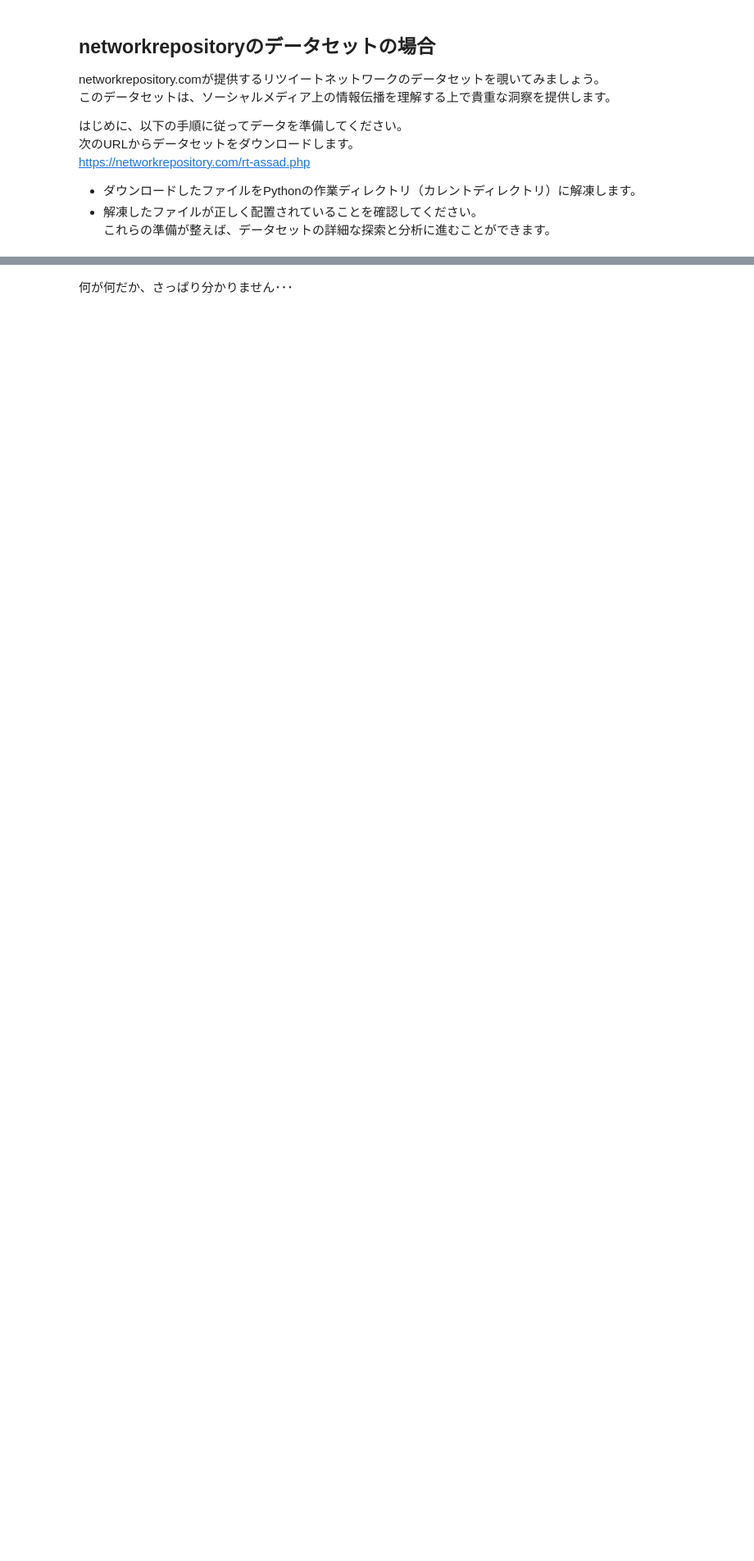
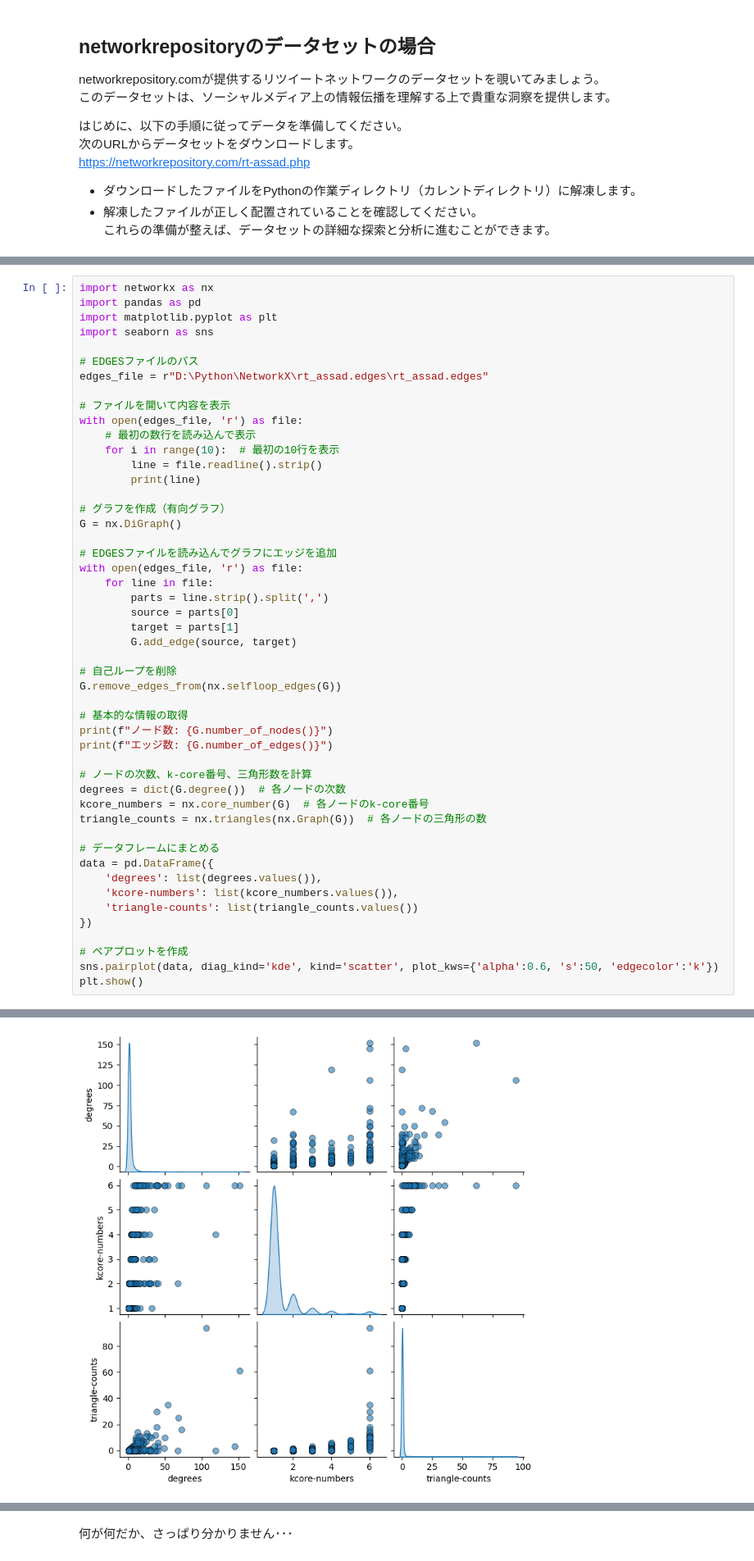
Before and after one commit to SUBARU3776/NetworkScience-Graphtheory-JP-, a Jupyter notebook: 8. ネットワークの可視化による分析.ipynb, the cells around one changed output, grey strips where cells are left out. Shown at 82% size. Drawn from its saved outputs; the diff is of its cells as text; blank space fills up the shorter version.

```diff
--- a/8. ネットワークの可視化による分析.ipynb
+++ b/8. ネットワークの可視化による分析.ipynb
@@ -121,0 +77,50 @@ print(f"エッジ数: {G.number_of_edges()}")
+# %%
+import networkx as nx
+import pandas as pd
+import matplotlib.pyplot as plt
+import seaborn as sns
+
+# EDGESファイルのパス
+edges_file = r"D:\Python\NetworkX\rt_assad.edges\rt_assad.edges"
+
+# ファイルを開いて内容を表示
+with open(edges_file, 'r') as file:
+    # 最初の数行を読み込んで表示
+    for i in range(10):  # 最初の10行を表示
+        line = file.readline().strip()
+        print(line)
+
+# グラフを作成（有向グラフ）
+G = nx.DiGraph()
+
+# EDGESファイルを読み込んでグラフにエッジを追加
+with open(edges_file, 'r') as file:
+    for line in file:
+        parts = line.strip().split(',')
+        source = parts[0]
+        target = parts[1]
+        G.add_edge(source, target)
+
+# 自己ループを削除
+G.remove_edges_from(nx.selfloop_edges(G))
+
+# 基本的な情報の取得
+print(f"ノード数: {G.number_of_nodes()}")
+print(f"エッジ数: {G.number_of_edges()}")
+
+# ノードの次数、k-core番号、三角形数を計算
+degrees = dict(G.degree())  # 各ノードの次数
+kcore_numbers = nx.core_number(G)  # 各ノードのk-core番号
+triangle_counts = nx.triangles(nx.Graph(G))  # 各ノードの三角形の数
+
+# データフレームにまとめる
+data = pd.DataFrame({
+    'degrees': list(degrees.values()),
+    'kcore-numbers': list(kcore_numbers.values()),
+    'triangle-counts': list(triangle_counts.values())
+})
+
+# ペアプロットを作成
+sns.pairplot(data, diag_kind='kde', kind='scatter', plot_kws={'alpha':0.6, 's':50, 'edgecolor':'k'})
+plt.show()
+# %% [output]
@@ -122,3 +139,4 @@ print(f"エッジ数: {G.number_of_edges()}")
+[figure, added]
 # %% [markdown]
 コンソールの出力結果から分かる通り、グラフのサイズが大きい場合に備えて、最大100ノードのみを含むサブグラフとして抽出します。サブグラフを使用した場合、ネットワーク全体の特性が正確に反映されない可能性があります。そのため、特にネットワークの構造、中心性、パス計算、コミュニティ検出などの分析を行う際には、可能な限りフルサイズのグラフを用いることが望ましいです。一方で、サブグラフは大規模ネットワークの一部を理解するための手段として有効であり、可視化や初期の探索的分析に役立つ場合があります。
 # %%
```
Also changed, not shown: parts of 2 cells of this notebook.
